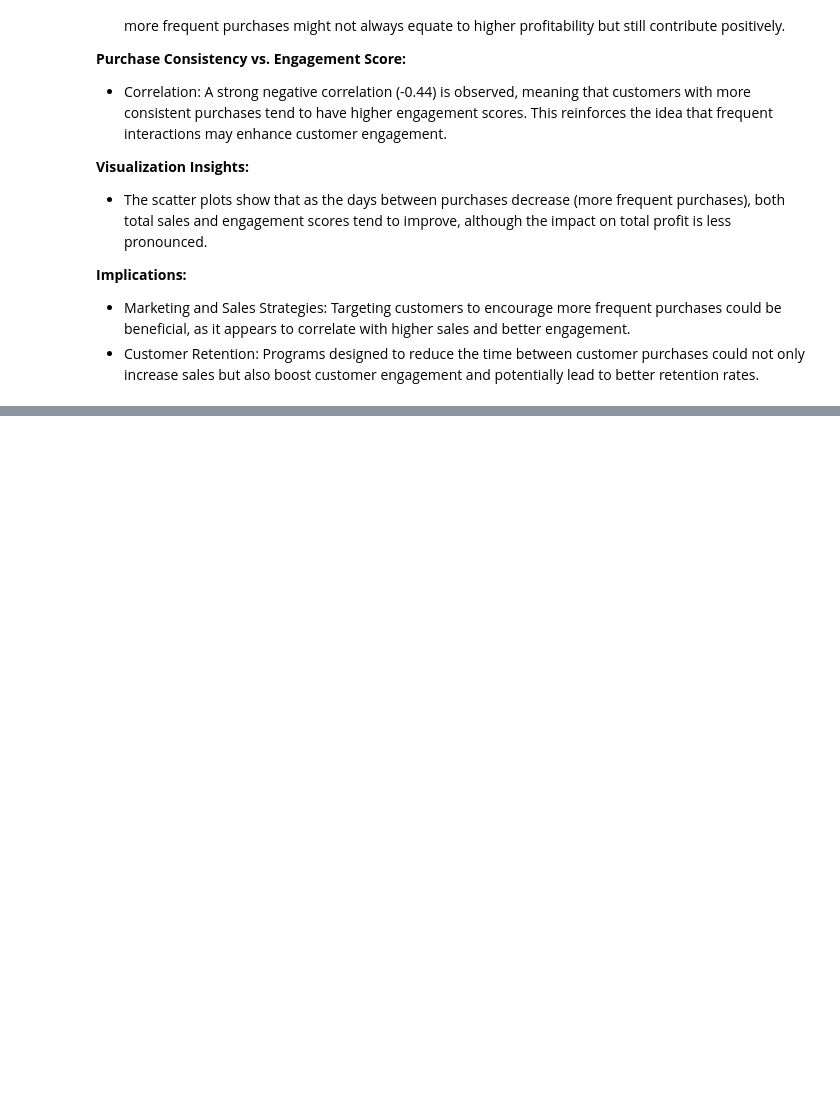
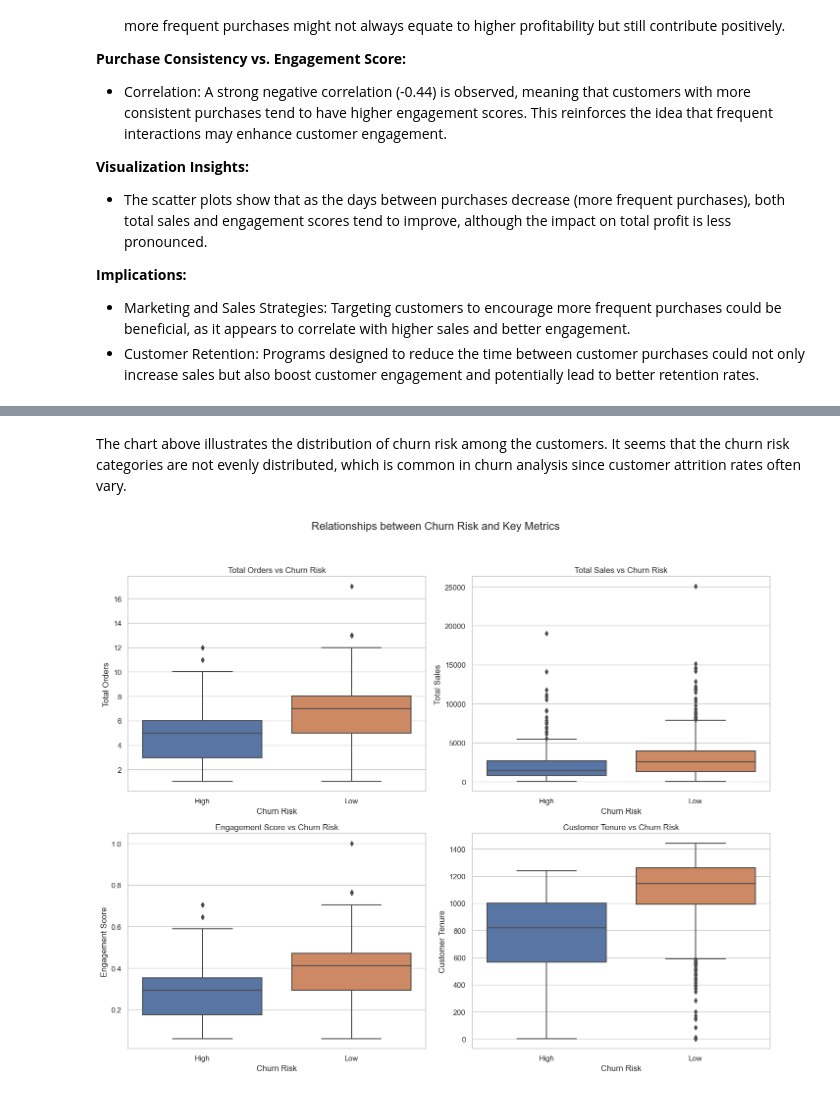
Before and after one commit to lilitrdavidyan/venture-ready-ecommerce-insights, a Jupyter notebook: notebooks/customer_profiles.ipynb, the cells around one changed output, grey strips where cells are left out. Cells and saved outputs as stored; diff of their text form; code cells hidden in the pictures; blank space fills up the shorter version.

```diff
--- a/notebooks/customer_profiles.ipynb
+++ b/notebooks/customer_profiles.ipynb
@@ -532,0 +639,38 @@ purchase_consistency_correlation
+# %% [markdown]
+The chart above illustrates the distribution of churn risk among the customers. It seems that the churn risk categories are not evenly distributed, which is common in churn analysis since customer attrition rates often vary.
+# %%
+# Set up the figure for multiple plots
+fig, axes = plt.subplots(nrows=2, ncols=2, figsize=(14, 12))
+fig.suptitle('Relationships between Churn Risk and Key Metrics', fontsize=16)
+
+# Plot total orders vs churn risk
+sns.boxplot(ax=axes[0, 0], data=customer_metrics, x='churn_risk', y='total_orders')
+axes[0, 0].set_title('Total Orders vs Churn Risk')
+axes[0, 0].set_ylabel('Total Orders')
+axes[0, 0].set_xlabel('Churn Risk')
+
+# Plot total sales vs churn risk
+sns.boxplot(ax=axes[0, 1], data=customer_metrics, x='churn_risk', y='total_sales')
+axes[0, 1].set_title('Total Sales vs Churn Risk')
+axes[0, 1].set_ylabel('Total Sales')
+axes[0, 1].set_xlabel('Churn Risk')
+
+# Plot engagement score vs churn risk
+sns.boxplot(ax=axes[1, 0], data=customer_metrics, x='churn_risk', y='engagement_score')
+axes[1, 0].set_title('Engagement Score vs Churn Risk')
+axes[1, 0].set_ylabel('Engagement Score')
+axes[1, 0].set_xlabel('Churn Risk')
+
+# Plot customer tenure vs churn risk
+sns.boxplot(ax=axes[1, 1], data=customer_metrics, x='churn_risk', y='customer_tenure')
+axes[1, 1].set_title('Customer Tenure vs Churn Risk')
+axes[1, 1].set_ylabel('Customer Tenure')
+axes[1, 1].set_xlabel('Churn Risk')
+
+# Adjust layout
+plt.tight_layout(rect=[0, 0.03, 1, 0.95])
+
+# Show the plots
+plt.show()
+# %% [output]
+[figure, added]
```
Also changed, not shown: parts of 25 cells of this notebook, 4 other files.
